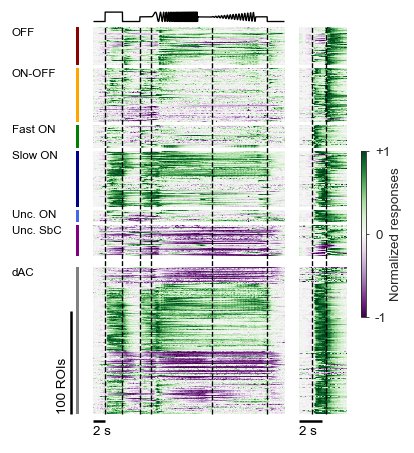
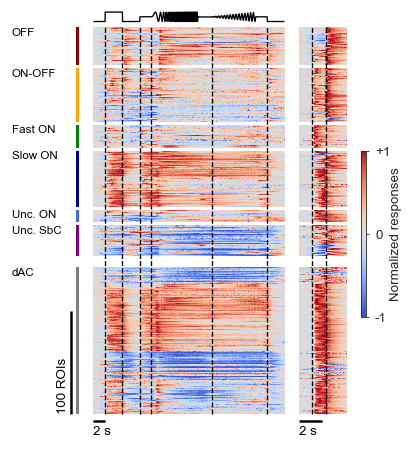
Unified diff of the notebook cell whose output changed from the first chart to the second:
--- before
+++ after
@@ -1,2 +1,4 @@
+cmap = 'coolwarm'#'PRGn'
+
 chirp_col = 1
 bar_col = 2 if chirp_col == 1 else 1
@@ -22,5 +24,5 @@
 ax.grid(False)
 ax.set(xticks=[], yticks=[])
-ax.imshow(im_chirp, aspect='auto', vmin=-1, vmax=1, cmap='PRGn', interpolation='none', extent=(0, 33, 0, 1), origin='lower')
+ax.imshow(im_chirp, aspect='auto', vmin=-1, vmax=1, cmap=cmap, interpolation='none', extent=(0, 33, 0, 1), origin='lower')
 for t in [2, 5, 8, 10, 20.5, 30]:
     ax.plot([t, t], [0, 1], c='k', lw=0.8, ls='--')
@@ -40,5 +42,5 @@
 ax.grid(False)
 ax.axis('off')
-im = ax.imshow(im_bar, aspect='auto', vmin=-1, vmax=1, cmap='PRGn', interpolation='none', extent=(0, 4.224, 0, 1), origin='lower')
+im = ax.imshow(im_bar, aspect='auto', vmin=-1, vmax=1, cmap=cmap, interpolation='none', extent=(0, 4.224, 0, 1), origin='lower')
 
 for t in [1.152, 2.432]:
@@ -73,4 +75,3 @@
         ax.text(-22, (i + np.sum(im_sgs[:, 0] == sg2)) / im_sgs.shape[0], sg_name, c='k', ha='left', va='top', fontsize=7)
 
-plt.savefig(f'figures/response_overview_{chirp_col}.pdf', bbox_inches='tight')
 plt.savefig(f'figures/response_overview_{chirp_col}.svg', bbox_inches='tight')

Commit: make colormap coolwarm again